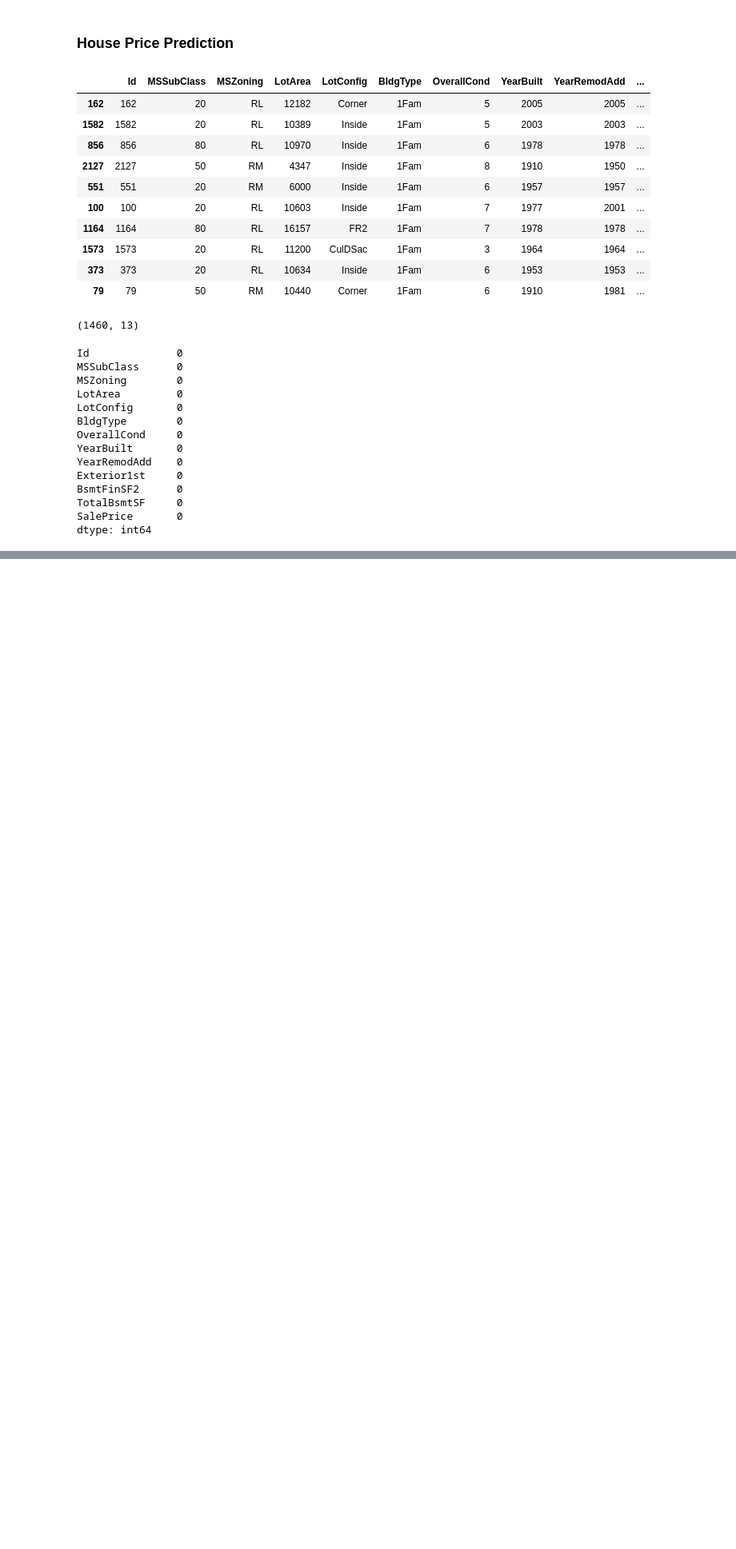
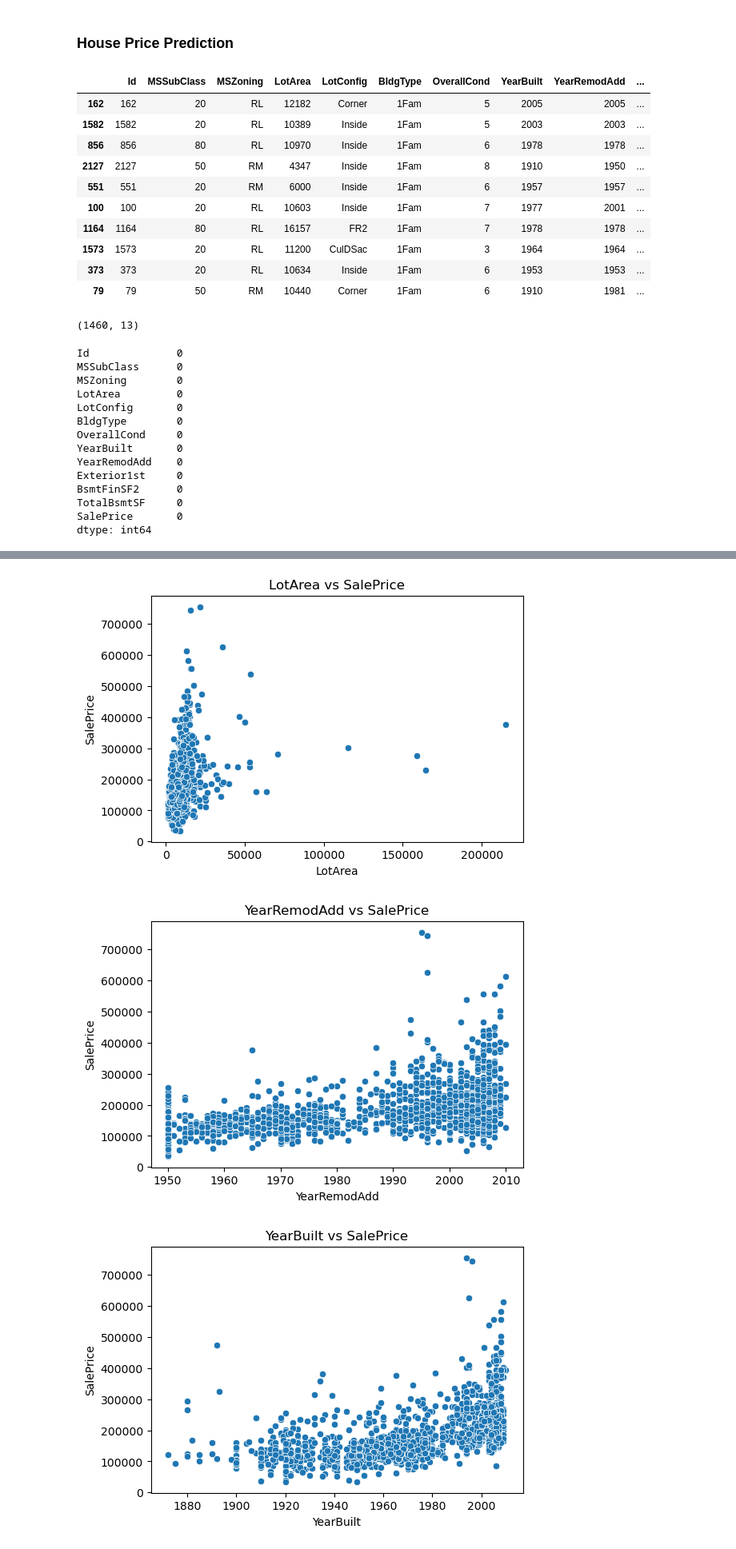
Before and after one commit to anayatasinha/House-Price-Prediction---ML, a Jupyter notebook: code.ipynb, the cells around one changed output, grey strips where cells are left out. Shown at 80% size. Drawn from its saved outputs; the diff is of its cells as text; code cells hidden in the pictures; blank space fills up the shorter version.

```diff
--- a/code.ipynb
+++ b/code.ipynb
@@ -93,0 +156,11 @@ for feature in features_with_nan:
+# %%
+# outlier check
+li = ["LotArea","YearRemodAdd","YearBuilt","TotalBsmtSF"]
+for i in li:
+    plt.figure(figsize=(6, 4))
+    sns.scatterplot(x= i, y='SalePrice', data=train)
+    plt.title(f'{i} vs SalePrice')
+# %% [output]
+[figure, added]
+[figure, added]
+[figure, added]
```
Also changed, not shown: parts of 14 cells of this notebook.
